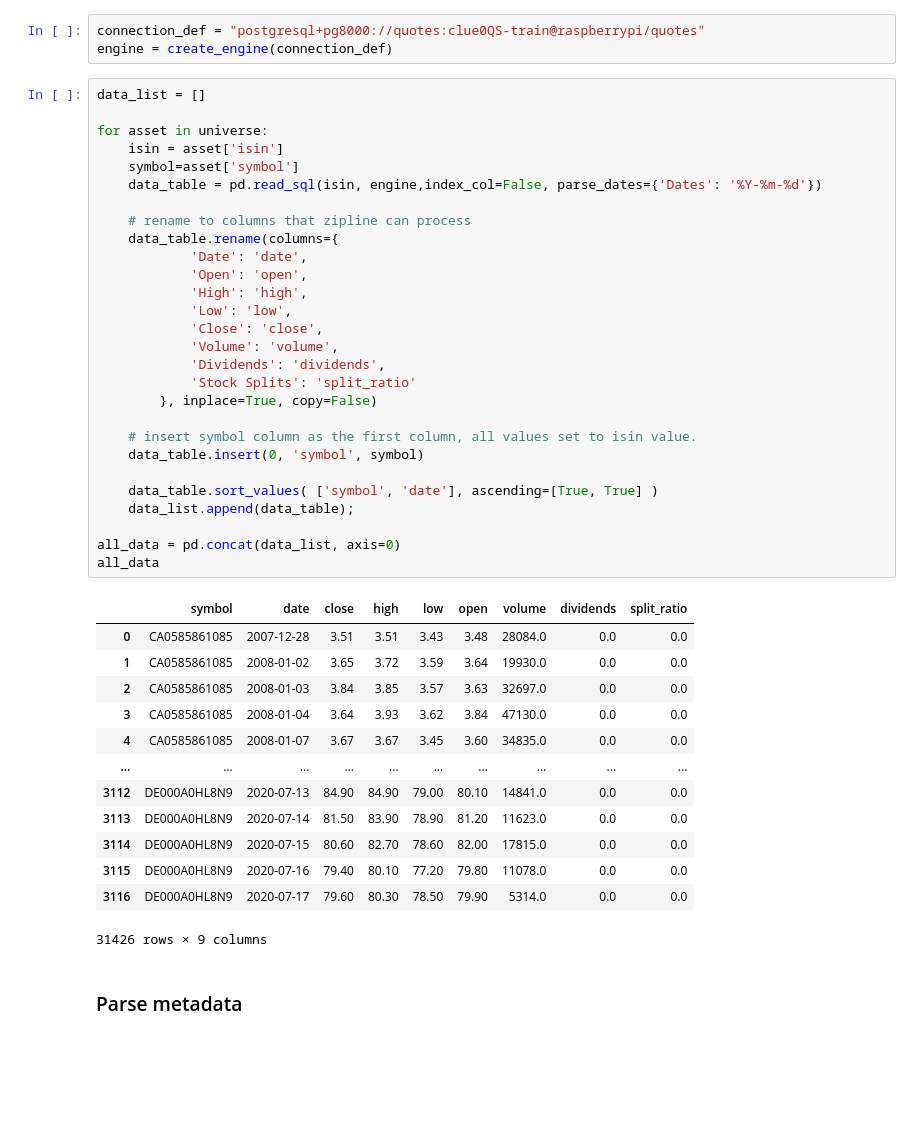
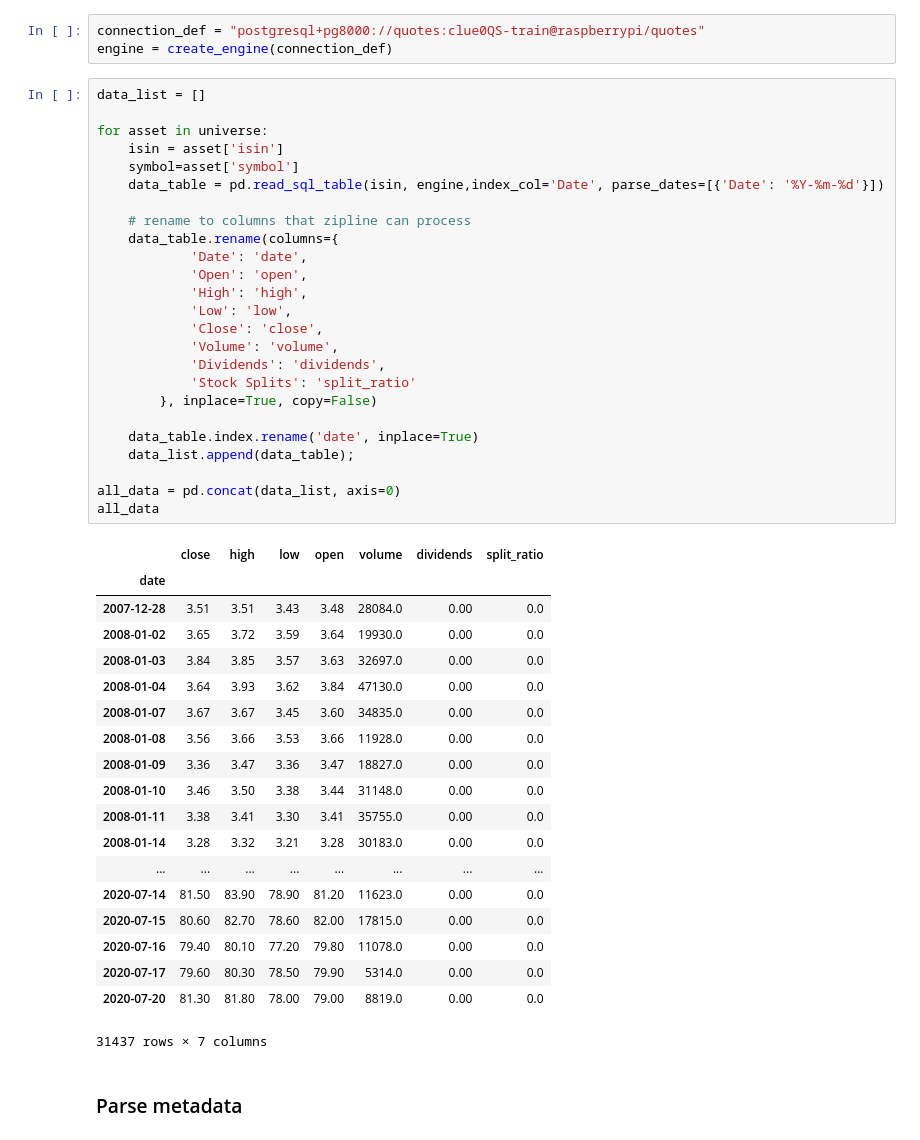
Before and after one commit to brian-heumann/book-trading-evolved, a Jupyter notebook: notebooks/create-a-zipline-bundle.ipynb, the cells around one changed output. Drawn from its saved outputs; the diff is of its cells as text; blank space fills up the shorter version.

```diff
--- a/notebooks/create-a-zipline-bundle.ipynb
+++ b/notebooks/create-a-zipline-bundle.ipynb
@@ -48,45 +48,48 @@ engine = create_engine(connection_def)
 # %%
 data_list = []
 
 for asset in universe:
     isin = asset['isin']
     symbol=asset['symbol']
-    data_table = pd.read_sql(isin, engine,index_col=False, parse_dates={'Dates': '%Y-%m-%d'})
+    data_table = pd.read_sql_table(isin, engine,index_col='Date', parse_dates=[{'Date': '%Y-%m-%d'}])
 
     # rename to columns that zipline can process
     data_table.rename(columns={
             'Date': 'date',
             'Open': 'open',
             'High': 'high',
             'Low': 'low',
             'Close': 'close',
             'Volume': 'volume',
             'Dividends': 'dividends',
             'Stock Splits': 'split_ratio'
         }, inplace=True, copy=False)
 
-    # insert symbol column as the first column, all values set to isin value.
-    data_table.insert(0, 'symbol', symbol)
-
-    data_table.sort_values( ['symbol', 'date'], ascending=[True, True] )
+    data_table.index.rename('date', inplace=True)
     data_list.append(data_table);
 
 all_data = pd.concat(data_list, axis=0)
 all_data
 # %% [output]
-|  | symbol | date | close | high | low | open | volume | dividends | split_ratio |
-| 0 | CA0585861085 | 2007-12-28 | 3.51 | 3.51 | 3.43 | 3.48 | 28084.0 | 0.0 | 0.0 |
-| 1 | CA0585861085 | 2008-01-02 | 3.65 | 3.72 | 3.59 | 3.64 | 19930.0 | 0.0 | 0.0 |
-| 2 | CA0585861085 | 2008-01-03 | 3.84 | 3.85 | 3.57 | 3.63 | 32697.0 | 0.0 | 0.0 |
-| 3 | CA0585861085 | 2008-01-04 | 3.64 | 3.93 | 3.62 | 3.84 | 47130.0 | 0.0 | 0.0 |
-| 4 | CA0585861085 | 2008-01-07 | 3.67 | 3.67 | 3.45 | 3.60 | 34835.0 | 0.0 | 0.0 |
-| ... | ... | ... | ... | ... | ... | ... | ... | ... | ... |
-| 3112 | DE000A0HL8N9 | 2020-07-13 | 84.90 | 84.90 | 79.00 | 80.10 | 14841.0 | 0.0 | 0.0 |
-| 3113 | DE000A0HL8N9 | 2020-07-14 | 81.50 | 83.90 | 78.90 | 81.20 | 11623.0 | 0.0 | 0.0 |
-| 3114 | DE000A0HL8N9 | 2020-07-15 | 80.60 | 82.70 | 78.60 | 82.00 | 17815.0 | 0.0 | 0.0 |
-| 3115 | DE000A0HL8N9 | 2020-07-16 | 79.40 | 80.10 | 77.20 | 79.80 | 11078.0 | 0.0 | 0.0 |
-| 3116 | DE000A0HL8N9 | 2020-07-17 | 79.60 | 80.30 | 78.50 | 79.90 | 5314.0 | 0.0 | 0.0 |
+|  | close | high | low | open | volume | dividends | split_ratio |
+| date |  |  |  |  |  |  |  |
+| 2007-12-28 | 3.51 | 3.51 | 3.43 | 3.48 | 28084.0 | 0.00 | 0.0 |
+| 2008-01-02 | 3.65 | 3.72 | 3.59 | 3.64 | 19930.0 | 0.00 | 0.0 |
+| 2008-01-03 | 3.84 | 3.85 | 3.57 | 3.63 | 32697.0 | 0.00 | 0.0 |
+| 2008-01-04 | 3.64 | 3.93 | 3.62 | 3.84 | 47130.0 | 0.00 | 0.0 |
+| 2008-01-07 | 3.67 | 3.67 | 3.45 | 3.60 | 34835.0 | 0.00 | 0.0 |
+| 2008-01-08 | 3.56 | 3.66 | 3.53 | 3.66 | 11928.0 | 0.00 | 0.0 |
+| 2008-01-09 | 3.36 | 3.47 | 3.36 | 3.47 | 18827.0 | 0.00 | 0.0 |
+| 2008-01-10 | 3.46 | 3.50 | 3.38 | 3.44 | 31148.0 | 0.00 | 0.0 |
+| 2008-01-11 | 3.38 | 3.41 | 3.30 | 3.41 | 35755.0 | 0.00 | 0.0 |
+| 2008-01-14 | 3.28 | 3.32 | 3.21 | 3.28 | 30183.0 | 0.00 | 0.0 |
+| ... | ... | ... | ... | ... | ... | ... | ... |
+| 2020-07-14 | 81.50 | 83.90 | 78.90 | 81.20 | 11623.0 | 0.00 | 0.0 |
+| 2020-07-15 | 80.60 | 82.70 | 78.60 | 82.00 | 17815.0 | 0.00 | 0.0 |
+| 2020-07-16 | 79.40 | 80.10 | 77.20 | 79.80 | 11078.0 | 0.00 | 0.0 |
+| 2020-07-17 | 79.60 | 80.30 | 78.50 | 79.90 | 5314.0 | 0.00 | 0.0 |
+| 2020-07-20 | 81.30 | 81.80 | 78.00 | 79.00 | 8819.0 | 0.00 | 0.0 |
-31426 rows × 9 columns
+31437 rows × 7 columns
 # %% [markdown]
 ### Parse metadata
 # %%
```
Also changed, not shown: parts of 5 cells of this notebook, 5 other files.
